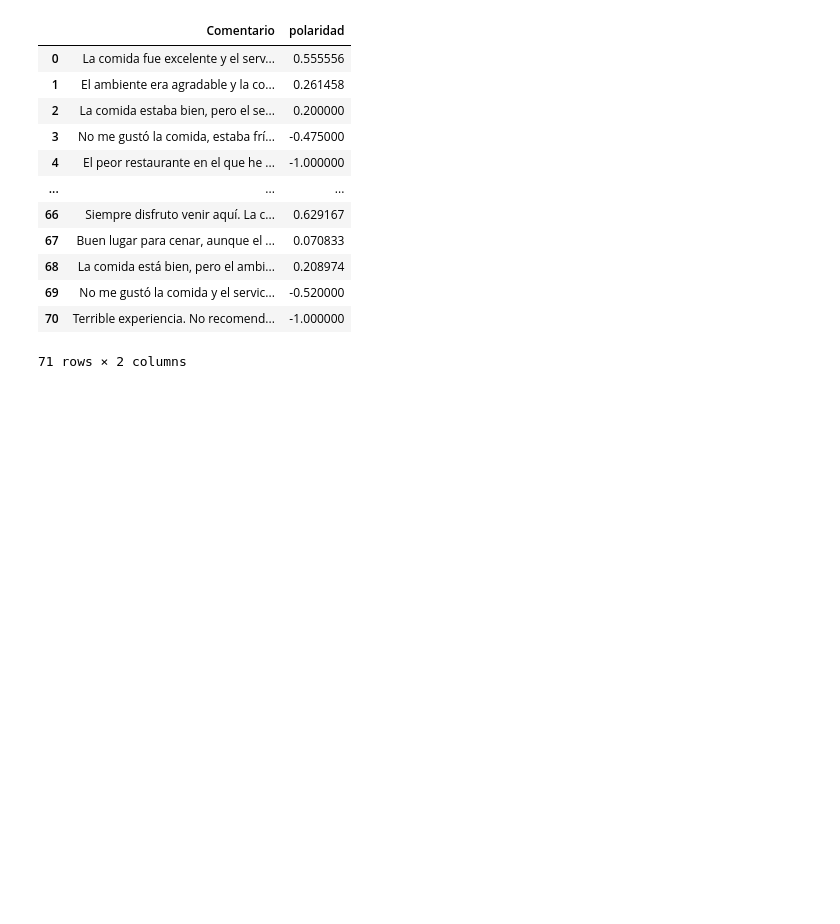
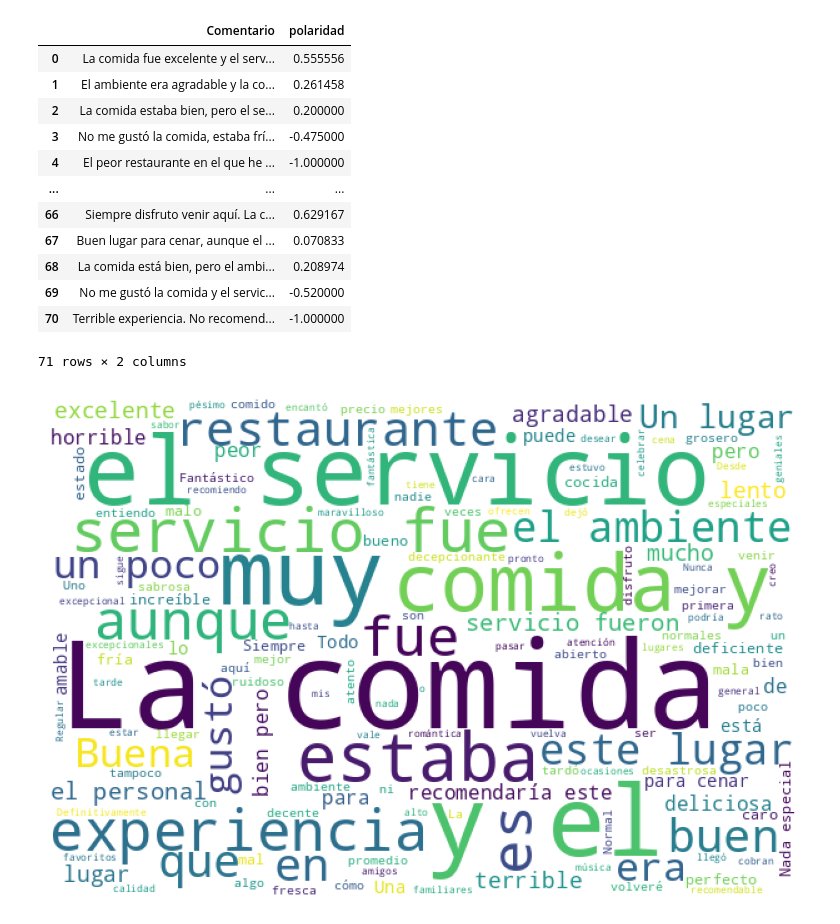
Before and after one commit to guillotatis/talentotech, a Jupyter notebook: AnalisisSentimientosGACT.ipynb, the cells around one changed output. Saved outputs shown, nothing was run; the diff lists cells and outputs as text; code cells hidden in the pictures; blank space fills up the shorter version.

```diff
--- a/AnalisisSentimientosGACT.ipynb
+++ b/AnalisisSentimientosGACT.ipynb
@@ -59,0 +63,15 @@ display(df)
+# %%
+# Combinar todos los comentarios en una sola cadena
+text = " ".join(review for review in df.Comentario)
+
+# Crear la nube de palabras
+wordcloud = WordCloud(width=600, height=400, background_color='white').generate(text)
+
+# Mostrar la nube de palabras
+plt.figure(figsize=(10, 5), facecolor=None)
+plt.imshow(wordcloud)
+plt.axis("off")
+plt.tight_layout(pad=0)
+plt.show()
+# %% [output]
+[figure, added]
```
Also changed, not shown: parts of 1 cell of this notebook.
